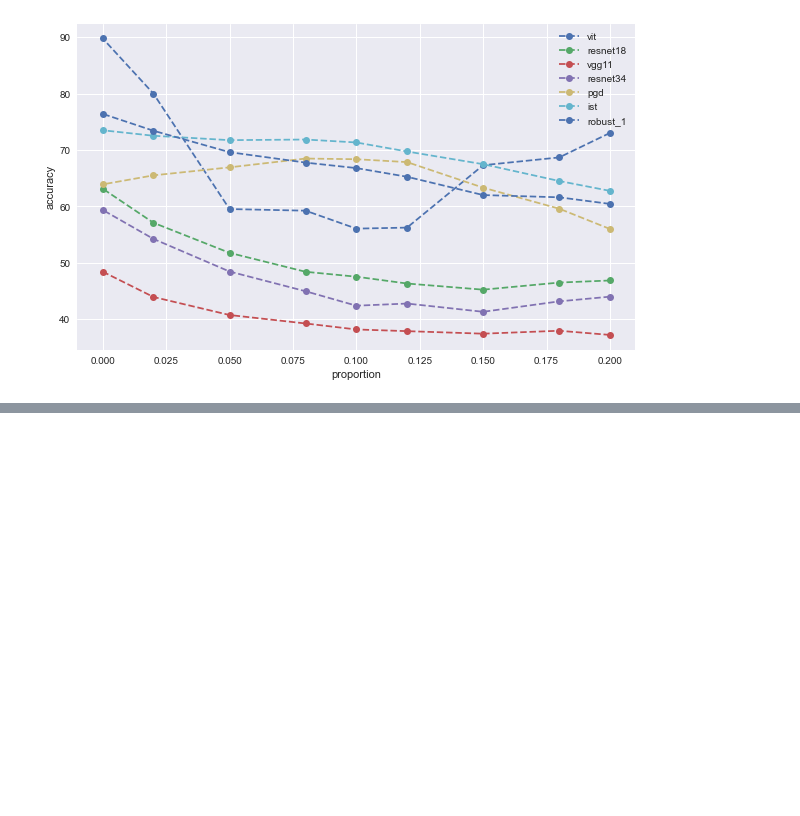
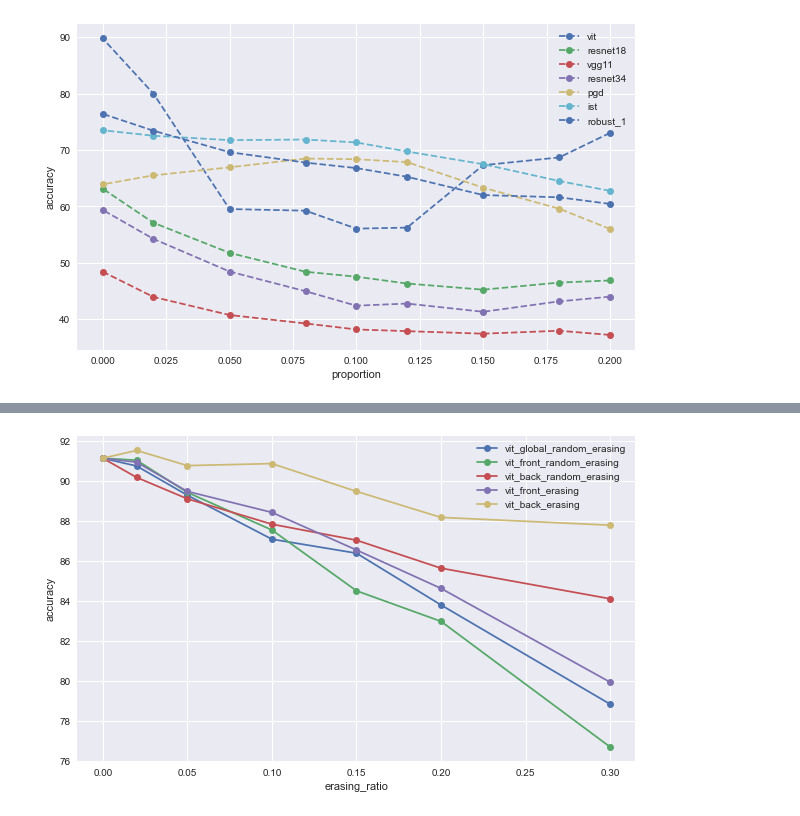
Before and after one commit to 1zeryu/GenInDL, a Jupyter notebook: plot.ipynb, the cells around one changed output, grey strips where cells are left out. Drawn from its saved outputs; the diff is of its cells as text; code cells hidden in the pictures; blank space fills up the shorter version.

```diff
--- a/plot.ipynb
+++ b/plot.ipynb
@@ -194,0 +193,12 @@ plt.savefig('eval.svg', format='svg')
+# %%
+import pandas
+# read the file plot.xlsx "vit", "resnet18", "wide_resnet"
+df1 = pandas.read_excel("plot.xlsx", sheet_name='vit')
+df2 = pandas.read_excel("plot.xlsx", sheet_name='resnet18')
+df3 = pandas.read_excel("plot.xlsx", sheet_name='wide_resnet50')
+
+
+# get the columns of df1, df2, df3, and read the data in dataframe
+df1.columns
+df2.columns
+df3.columns
@@ -194,0 +209,70 @@ plt.savefig('eval.svg', format='svg')
+# %%
+# plot the figure of three model, and x-axis is erasing_ratio, the y-axis is accuracy, there are three lien in figure, one is vit, one is resnet18, one is wide_resnet50
+# the columns of one model is
+# erasing_ratio', 'global_random_erasing', 'front_random_erasing',
+    #    'back_random_erasing', 'front_erasing', 'back_erasing'],
+    #   dtype='object'
+vit_global_random_erasing = df1['global_random_erasing']
+resnet18_global_random_erasing = df2['global_random_erasing']
+wide_resnet50_global_random_erasing = df3['global_random_erasing']
+
+vit_front_random_erasing = df1['front_random_erasing']
+resnet18_front_random_erasing = df2['front_random_erasing']
+wide_resnet50_front_random_erasing = df3['front_random_erasing']
+
+vit_back_random_erasing = df1['back_random_erasing']
+resnet18_back_random_erasing = df2['back_random_erasing']
+wide_resnet50_back_random_erasing = df3['back_random_erasing']
+
+vit_front_erasing = df1['front_erasing']
+resnet18_front_erasing = df2['front_erasing']
+wide_resnet50_front_erasing = df3['front_erasing']
+
+vit_back_erasing = df1['back_erasing']
+resnet18_back_erasing = df2['back_erasing']
+wide_resnet50_back_erasing = df3['back_erasing']
+
+vit_erasing_ratio = df1['erasing_ratio']
+resnet18_erasing_ratio = df2['erasing_ratio']
+wide_resnet50_erasing_ratio = df3['erasing_ratio']
+
+# plot three figure, and each include the result of three model in different erasing_ratio, and each model have five line include global_random_erasing, fornt_eraing and so on.
+import matplotlib.pyplot as plt
+plt.figure(figsize=(10, 6))
+# set the stype
+plt.style.use('seaborn')
+# plot the first figure
+plt.plot(vit_erasing_ratio, vit_global_random_erasing, label='vit_global_random_erasing', marker='o')
+plt.plot(vit_erasing_ratio, vit_front_random_erasing, label='vit_front_random_erasing', marker='o')
+plt.plot(vit_erasing_ratio, vit_back_random_erasing, label='vit_back_random_erasing', marker='o')
+plt.plot(vit_erasing_ratio, vit_front_erasing, label='vit_front_erasing', marker='o')
+plt.plot(vit_erasing_ratio, vit_back_erasing, label='vit_back_erasing', marker='o')
+plt.xlabel('erasing_ratio')
+plt.ylabel('accuracy')
+plt.legend(loc='best')
+plt.savefig('vit.svg', format='svg')
+plt.show()
+# plot the resnet18 figure
+plt.plot(resnet18_erasing_ratio, resnet18_global_random_erasing, label='resnet18_global_random_erasing', marker='o')
+plt.plot(resnet18_erasing_ratio, resnet18_front_random_erasing, label='resnet18_front_random_erasing', marker='o')
+plt.plot(resnet18_erasing_ratio, resnet18_back_random_erasing, label='resnet18_back_random_erasing', marker='o')
+plt.plot(resnet18_erasing_ratio, resnet18_front_erasing, label='resnet18_front_erasing', marker='o')
+plt.plot(resnet18_erasing_ratio, resnet18_back_erasing, label='resnet18_back_erasing', marker='o')
+plt.xlabel('erasing_ratio')
+plt.ylabel('accuracy')
+plt.legend(loc='best')
+plt.savefig('resnet18.svg', format='svg')
+plt.show()
+# plot the wide_resnet50 figure
+plt.plot(wide_resnet50_erasing_ratio, wide_resnet50_global_random_erasing, label='wide_resnet50_global_random_erasing', marker='o')
+plt.plot(wide_resnet50_erasing_ratio, wide_resnet50_front_random_erasing, label='wide_resnet50_front_random_erasing', marker='o')
+plt.plot(wide_resnet50_erasing_ratio, wide_resnet50_back_random_erasing, label='wide_resnet50_back_random_erasing', marker='o')
+plt.plot(wide_resnet50_erasing_ratio, wide_resnet50_front_erasing, label='wide_resnet50_front_erasing', marker='o')
+plt.plot(wide_resnet50_erasing_ratio, wide_resnet50_back_erasing, label='wide_resnet50_back_erasing', marker='o')
+plt.xlabel('erasing_ratio')
+plt.ylabel('accuracy')
+plt.legend(loc='best')
+plt.savefig('wide_resnet50.svg', format='svg')
+plt.show()
+# %% [output]
+[figure, added]
```
Also changed, not shown: parts of 5 cells of this notebook, 7 other files.
